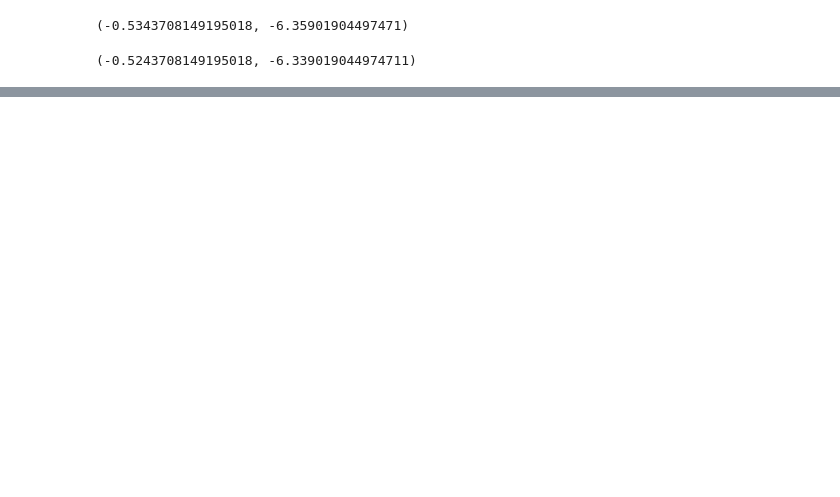
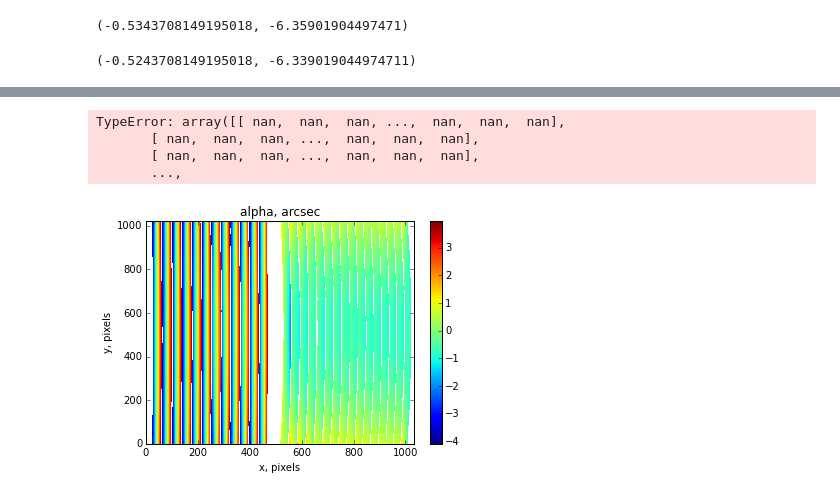
Before and after one commit to nden/documentation, a Jupyter notebook: python-in-astronomy-2015/gwcs_demo.ipynb, the cells around one changed output, grey strips where cells are left out. Drawn from its saved outputs; the diff is of its cells as text; code cells hidden in the pictures; blank space fills up the shorter version.

```diff
--- a/python-in-astronomy-2015/gwcs_demo.ipynb
+++ b/python-in-astronomy-2015/gwcs_demo.ipynb
@@ -110,0 +145,11 @@ ra, dec, lam = ifuwcs(x, y)
+# %%
+from IPython.html import widgets
+
+plt.imshow(alpha, interpolation='nearest', aspect='auto')
+plt.colorbar()
+plt.xlabel('x, pixels')
+
+plt.ylabel('y, pixels')
+plt.title("alpha, arcsec")
+widgets.interactive(alpha)
+# %% [output]
@@ -111 +157,6 @@ ra, dec, lam = ifuwcs(x, y)
+TypeError: array([[ nan,  nan,  nan, ...,  nan,  nan,  nan],
+       [ nan,  nan,  nan, ...,  nan,  nan,  nan],
+       [ nan,  nan,  nan, ...,  nan,  nan,  nan],
+       ...,
+[figure, added]
 # %%
```
Also changed, not shown: parts of 26 cells of this notebook, 3 other files.
